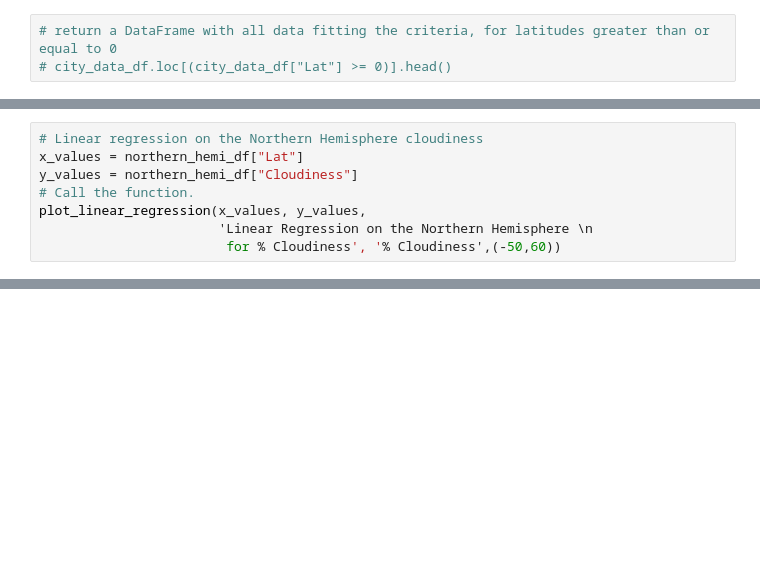
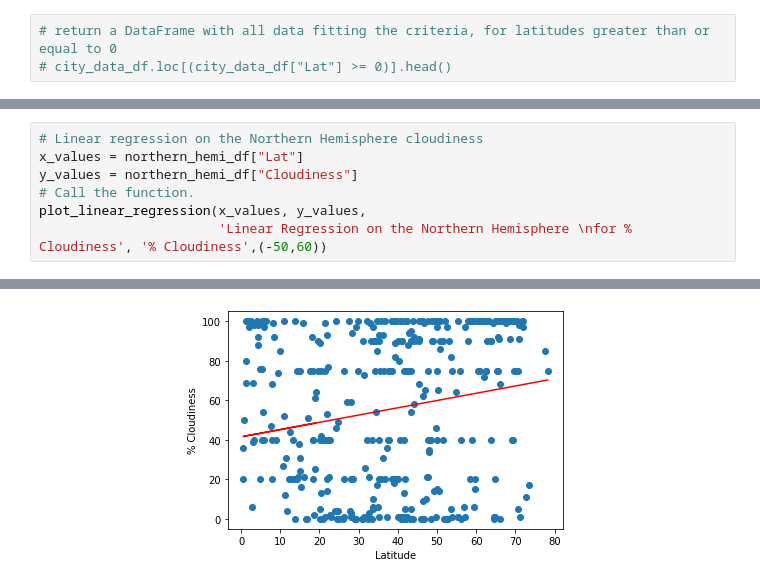
Before and after one commit to MServ/World_Weather_Analysis, a Jupyter notebook: WeatherPy.ipynb, the cells around one changed output, grey strips where cells are left out. Drawn from its saved outputs; the diff is of its cells as text; blank space fills up the shorter version.

```diff
--- a/WeatherPy.ipynb
+++ b/WeatherPy.ipynb
@@ -304,6 +326,5 @@ x_values = northern_hemi_df["Lat"]
 y_values = northern_hemi_df["Cloudiness"]
 # Call the function.
 plot_linear_regression(x_values, y_values,
-                       'Linear Regression on the Northern Hemisphere \n
-                        for % Cloudiness', '% Cloudiness',(-50,60))
+                       'Linear Regression on the Northern Hemisphere \nfor % Cloudiness', '% Cloudiness',(-50,60))
 # %% [output]
@@ -311,3 +331,4 @@ SyntaxError: EOL while scanning string literal (<ipython-input-16-f716265397e2>,
+[figure, added]
 # %%
 # Linear regression on the Southern Hemisphere cloudiness
 x_values = southern_hemi_df["Lat"]
```
Also changed, not shown: parts of 21 cells of this notebook, 6 other files.
